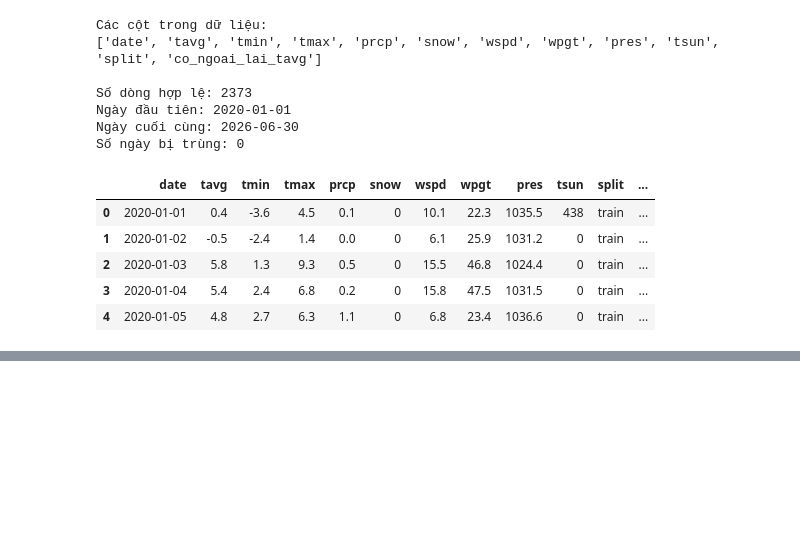
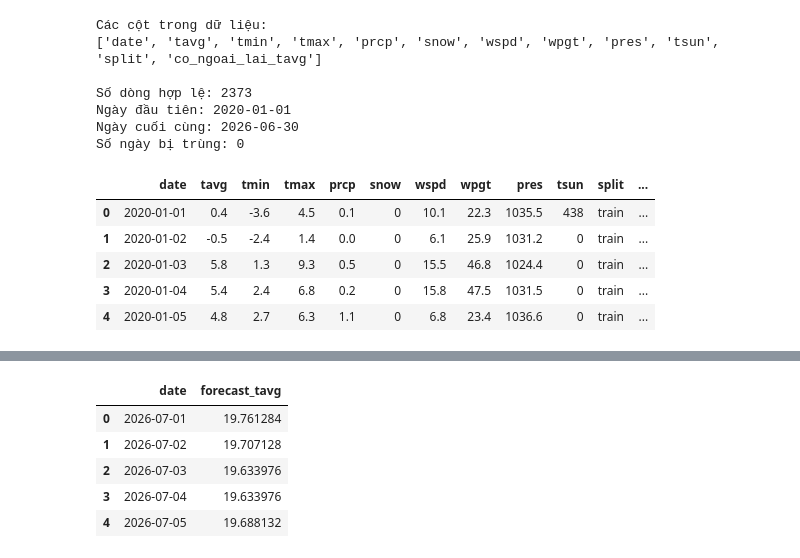
Before and after one commit to NhatTuong1211/Frankfurt_Temperature_Forecasting, a Jupyter notebook: notebooks/05_final_forecast.ipynb, the cells around one changed output, grey strips where cells are left out. Cells and saved outputs as stored; diff of their text form; code cells hidden in the pictures; blank space fills up the shorter version.

```diff
--- a/notebooks/05_final_forecast.ipynb
+++ b/notebooks/05_final_forecast.ipynb
@@ -116,0 +129,15 @@ print("Đã lưu file thành công:", csv_output_path)
+# %%
+with open(PARAMS_PATH, "r", encoding="utf-8") as f:
+  best_params = json.load(f)
+
+# Nếu file JSON của TV3 bọc tham số trong một key (ví dụ "best_params"), lấy tự động:
+if "best_params" in best_params and isinstance(
+    best_params["best_params"], dict
+):
+  best_params = best_params["best_params"]
+
+print("Bộ tham số tối ưu được nạp:", best_params)
+
+final_model = lgb.LGBMRegressor(**best_params)
+final_model.fit(X_train, y_train)
+print("Đã refit mô hình LightGBM thành công!")
@@ -117 +169,17 @@ print("Đã lưu file thành công:", csv_output_path)
+# %%
+forecast_preds = final_model.predict(X_future)
+
+forecast_result = pd.DataFrame({
+    "date": future_df["date"],
+    "forecast_tavg": forecast_preds,
+})
+
+display(forecast_result.head())
+# %% [output]
+|  | date | forecast_tavg |
+| 0 | 2026-07-01 | 19.761284 |
+| 1 | 2026-07-02 | 19.707128 |
+| 2 | 2026-07-03 | 19.633976 |
+| 3 | 2026-07-04 | 19.633976 |
+| 4 | 2026-07-05 | 19.688132 |
 # %%
```
Also changed, not shown: parts of 10 cells of this notebook, 2 other files.
